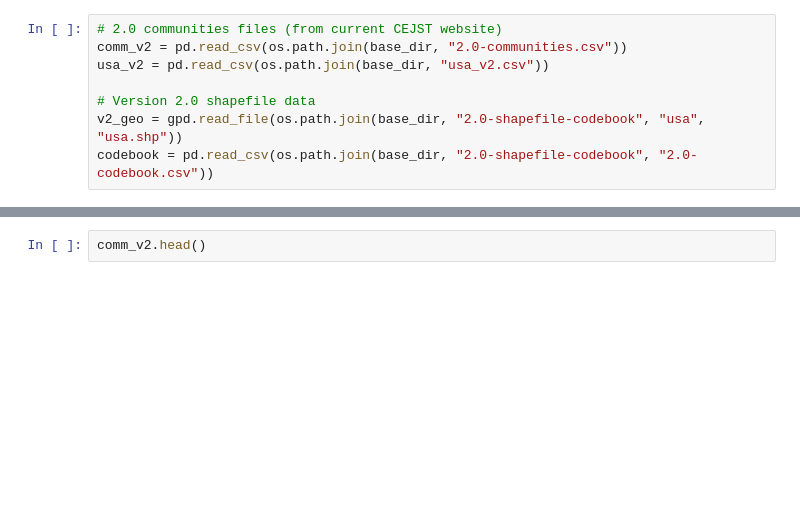
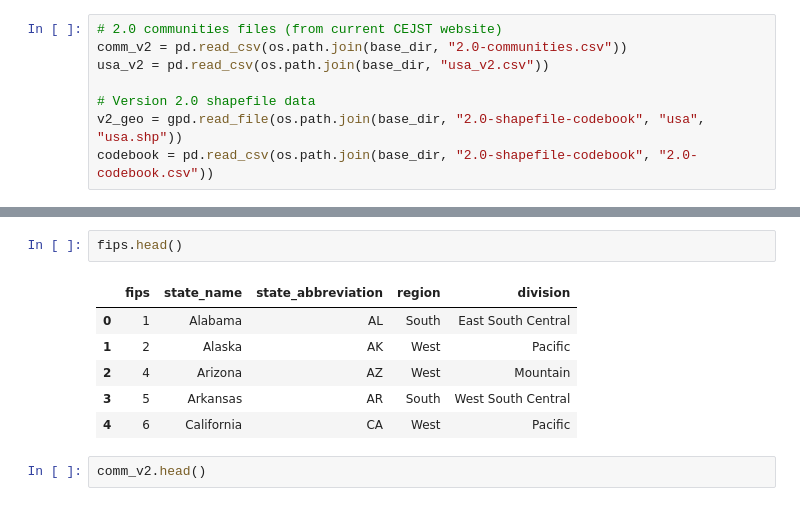
Before and after one commit to Justice40-MEDS/data-exploration, a Jupyter notebook: docs/dataahhhh.ipynb, the cells around one changed output, grey strips where cells are left out. Saved outputs shown, nothing was run; the diff lists cells and outputs as text; blank space fills up the shorter version.

```diff
--- a/docs/dataahhhh.ipynb
+++ b/docs/dataahhhh.ipynb
@@ -27,3 +144,12 @@ villages = gpd.read_file(os.path.join(base_dir, "Alaska_Native_Villages.geojson"
+# %%
+fips.head()
+# %% [output]
+|  | fips | state_name | state_abbreviation | region | division |
+| 0 | 1 | Alabama | AL | South | East South Central |
+| 1 | 2 | Alaska | AK | West | Pacific |
+| 2 | 4 | Arizona | AZ | West | Mountain |
+| 3 | 5 | Arkansas | AR | South | West South Central |
+| 4 | 6 | California | CA | West | Pacific |
 # %%
 comm_v2.head()
 # %% [output]
```
Also changed, not shown: parts of 17 cells of this notebook.
